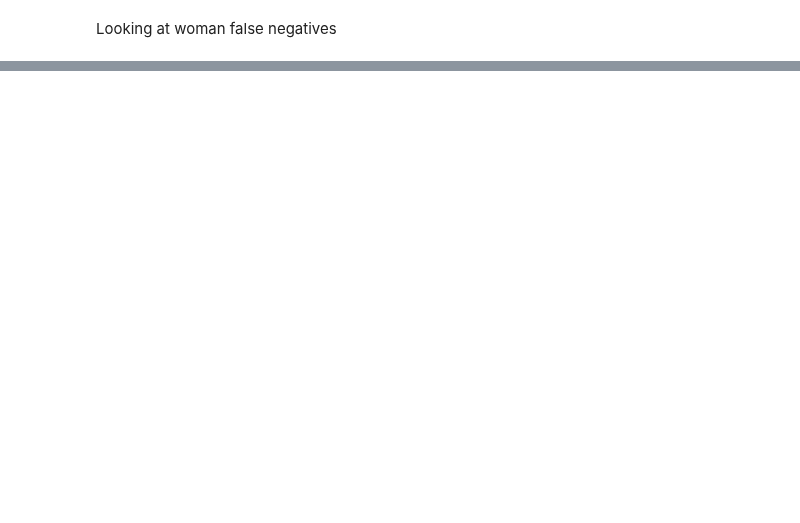
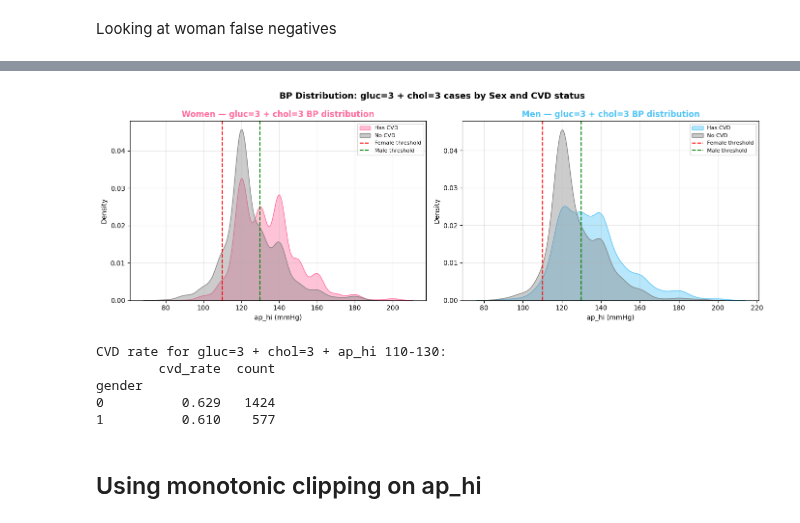
Before and after one commit to Kavisha612/Dissertation_ExplainableAI, a Jupyter notebook: models/models.ipynb, the cells around one changed output, grey strips where cells are left out. Saved outputs shown, nothing was run; the diff lists cells and outputs as text; code cells hidden in the pictures; blank space fills up the shorter version.

```diff
--- a/models/models.ipynb
+++ b/models/models.ipynb
@@ -147,12 +225,19 @@ More female than male but imbalance is very less
 X_train = train_df.drop(columns=["cardio", "stratify"])
 y_train = train_df["cardio"]
 
+X_val = val_df.drop(columns=["cardio", "stratify"])
+y_val = val_df["cardio"]
+
 X_test = test_df.drop(columns=["cardio", "stratify"])
 y_test = test_df["cardio"]
 
+# Feature engineered dataset
 X_train_feat_1 = train_df_feat_1.drop(columns=["cardio", "stratify"])
 y_train_feat_1 = train_df_feat_1["cardio"]
 
+X_val_feat_1 = val_df_feat_1.drop(columns=["cardio", "stratify"])
+y_val_feat_1 = val_df_feat_1["cardio"]
+
 X_test_feat_1 = test_df_feat_1.drop(columns=["cardio", "stratify"])
 y_test_feat_1 = test_df_feat_1["cardio"]
 # %%
@@ -605,0 +737,44 @@ KeyError: "['age'] not in index"
+# %%
+# BP distribution for gluc=3 + chol=3 cases by sex
+fig, axes = plt.subplots(1, 2, figsize=(14, 5))
+
+for ax, gender, label, color in [
+    (axes[0], 0, "Women", "#ff6b9d"),
+    (axes[1], 1, "Men",   "#4fc3f7"),
+]:
+    subset = df_gluc_chol[df_gluc_chol["gender"] == gender]
+
+    sns.kdeplot(subset[subset["cardio"]==1]["ap_hi"],
+                ax=ax, color=color, fill=True, alpha=0.4, label="Has CVD")
+    sns.kdeplot(subset[subset["cardio"]==0]["ap_hi"],
+                ax=ax, color="grey", fill=True, alpha=0.4, label="No CVD")
+
+    ax.axvline(x=110, color="red",   linestyle="--", linewidth=1.5, label="Female threshold")
+    ax.axvline(x=130, color="green", linestyle="--", linewidth=1.5, label="Male threshold")
+    ax.set_title(f"{label} — gluc=3 + chol=3 BP distribution",
+                 color=color, fontweight="bold")
+    ax.set_xlabel("ap_hi (mmHg)")
+    ax.legend(fontsize=8)
+    ax.grid(alpha=0.3)
+
+plt.suptitle("BP Distribution: gluc=3 + chol=3 cases by Sex and CVD status",
+             fontsize=13, fontweight="bold")
+plt.tight_layout()
+plt.show()
+
+# Also print the CVD rate specifically in 110-130 zone
+print("CVD rate for gluc=3 + chol=3 + ap_hi 110-130:")
+zone = df_gluc_chol[df_gluc_chol["ap_hi"].between(110, 130)]
+print(zone.groupby("gender")["cardio"].agg(
+    cvd_rate="mean",
+    count="count"
+).round(3).to_string())
+# %% [output]
+[figure, added]
+CVD rate for gluc=3 + chol=3 + ap_hi 110-130:
+        cvd_rate  count
+gender
+0          0.629   1424
+1          0.610    577
+# %% [markdown]
+## Using monotonic clipping on ap_hi
```
Also changed, not shown: parts of 32 cells of this notebook.
